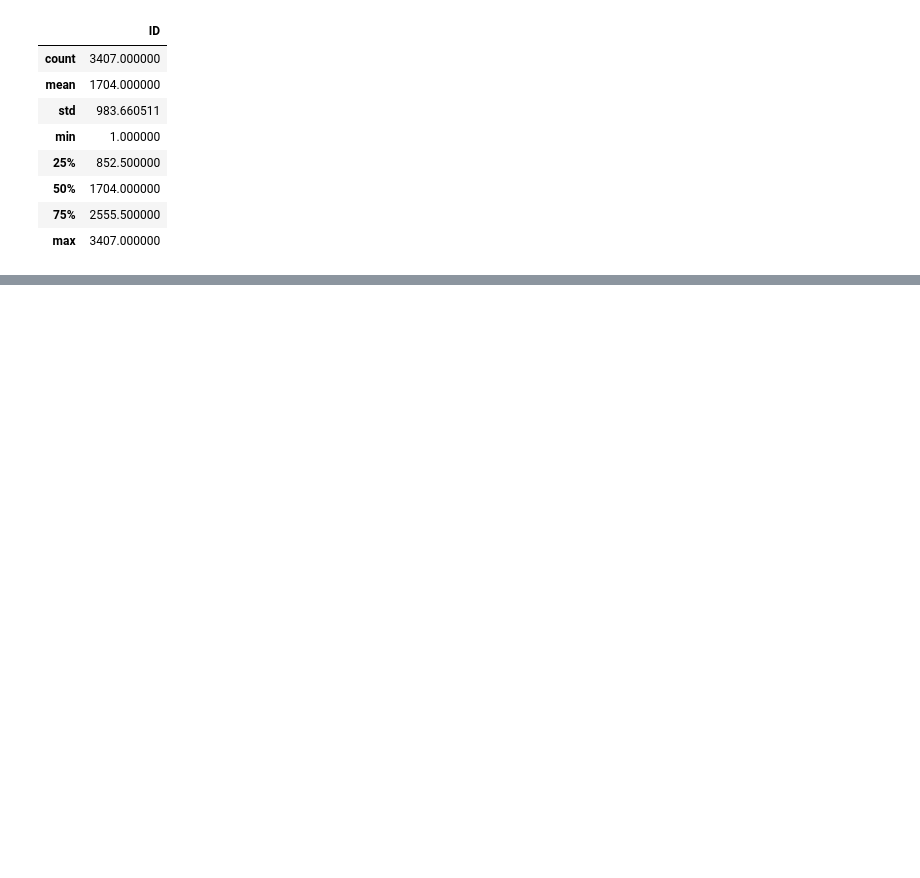
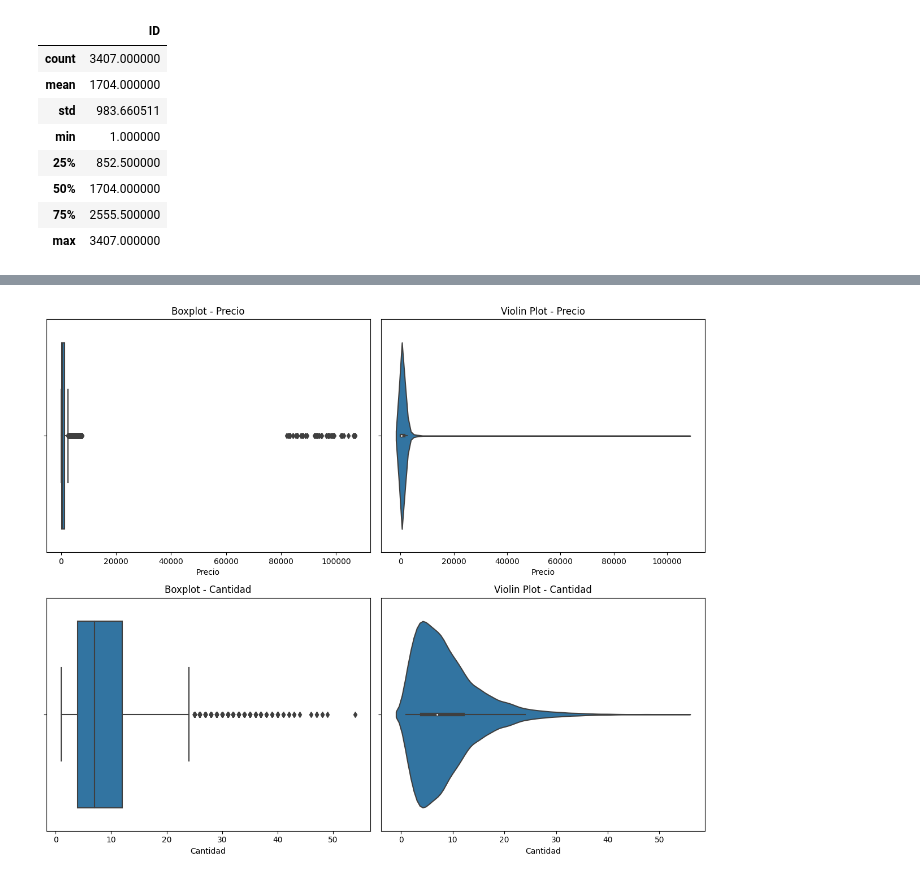
Before and after one commit to diegomaneyro/Dashboards, a Jupyter notebook: scripts/eda.ipynb, the cells around one changed output, grey strips where cells are left out. Drawn from its saved outputs; the diff is of its cells as text; code cells hidden in the pictures; blank space fills up the shorter version.

```diff
--- a/scripts/eda.ipynb
+++ b/scripts/eda.ipynb
@@ -36,0 +79,3 @@ clientes.describe()
+# %%
+# Convertir la columna fecha a datetima
+compra['Fecha'] = pd.to_datetime(compra['Fecha'])
@@ -36,0 +165,25 @@ clientes.describe()
+# %%
+# Crear subgráficos para 'Precio' y 'Cantidad'
+fig, axes = plt.subplots(nrows=2, ncols=2, figsize=(12, 10))
+
+# Gráfico de caja para 'Precio'
+sns.boxplot(x=compra['Precio'], ax=axes[0, 0])
+axes[0, 0].set_title('Boxplot - Precio')
+
+# Diagrama de violín para 'Precio'
+sns.violinplot(x=compra['Precio'], ax=axes[0, 1])
+axes[0, 1].set_title('Violin Plot - Precio')
+
+# Gráfico de caja para 'Cantidad'
+sns.boxplot(x=compra['Cantidad'], ax=axes[1, 0])
+axes[1, 0].set_title('Boxplot - Cantidad')
+
+# Diagrama de violín para 'Cantidad'
+sns.violinplot(x=compra['Cantidad'], ax=axes[1, 1])
+axes[1, 1].set_title('Violin Plot - Cantidad')
+
+# Ajustar diseño y mostrar gráficos
+plt.tight_layout()
+plt.show()
+# %% [output]
+[figure, added]
```
Also changed, not shown: parts of 20 cells of this notebook.
